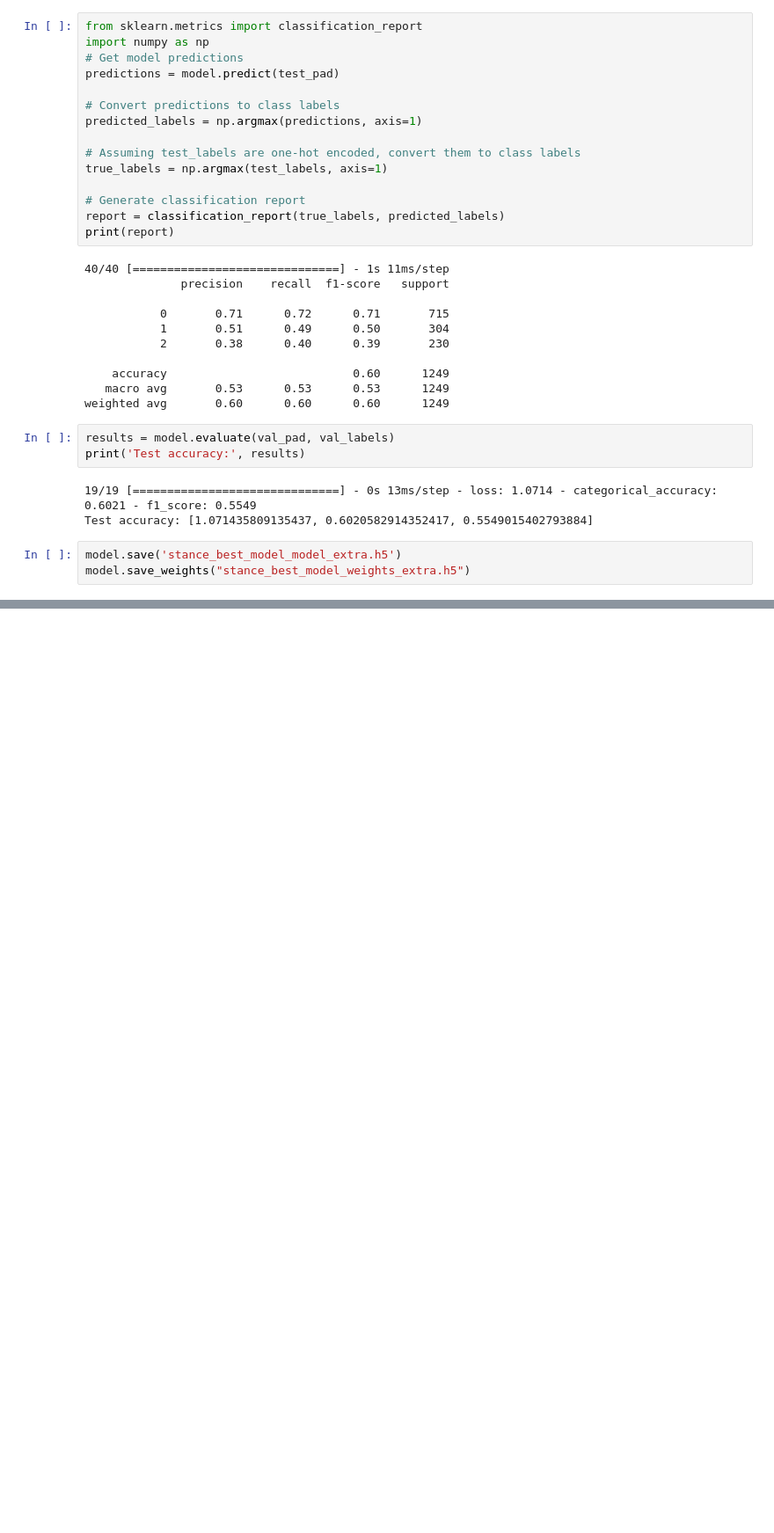
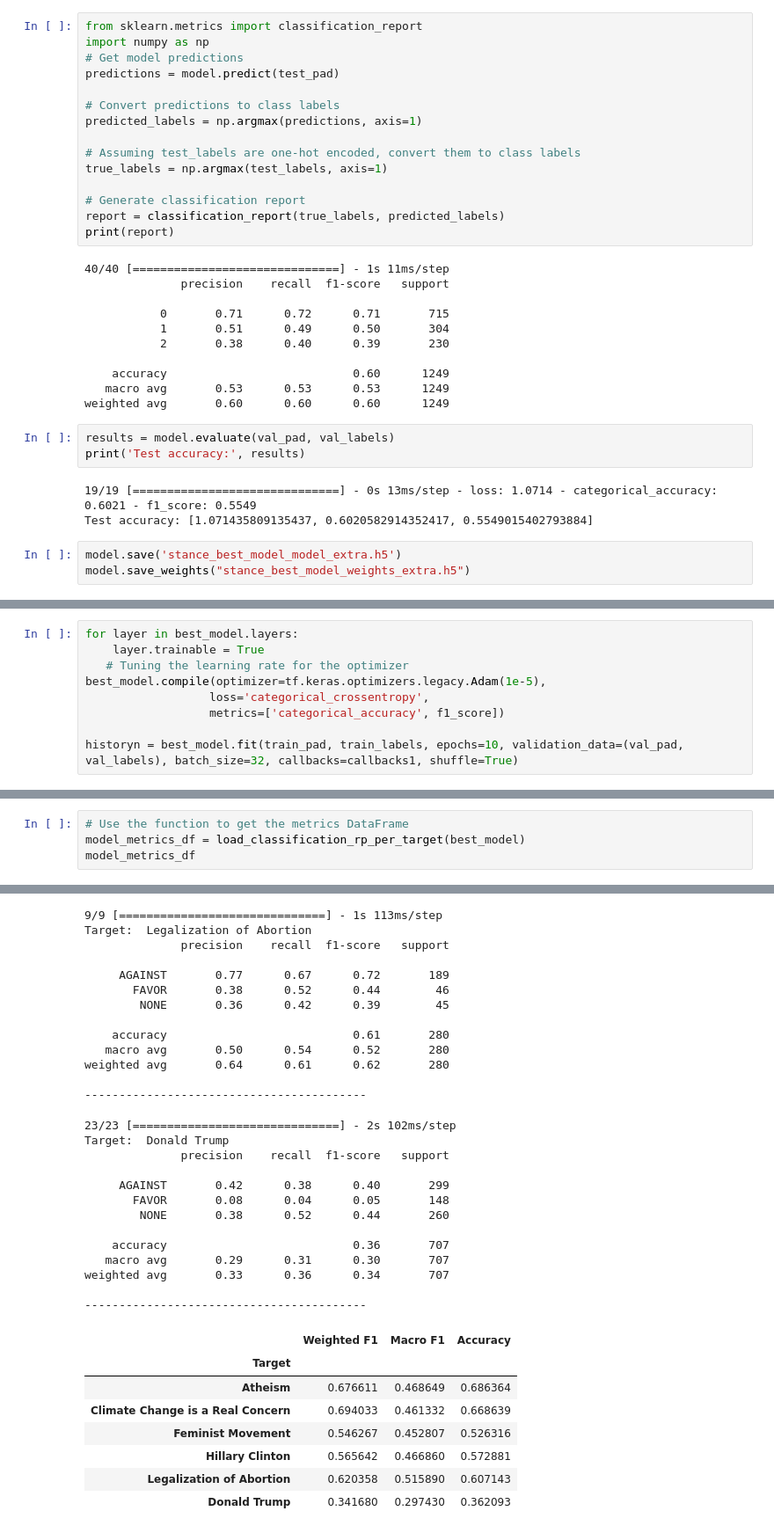
Before and after one commit to baopham2611/deep_learning_a2, a Jupyter notebook: Glove_RNN_Modelling.ipynb, the cells around one changed output, grey strips where cells are left out. Shown at 88% size. Cells and saved outputs as stored; diff of their text form; blank space fills up the shorter version.

```diff
--- a/Glove_RNN_Modelling.ipynb
+++ b/Glove_RNN_Modelling.ipynb
@@ -473,0 +669,9 @@ model.save_weights("stance_best_model_weights_extra.h5")
+# %%
+for layer in best_model.layers:
+    layer.trainable = True
+   # Tuning the learning rate for the optimizer
+best_model.compile(optimizer=tf.keras.optimizers.legacy.Adam(1e-5),
+                  loss='categorical_crossentropy',
+                  metrics=['categorical_accuracy', f1_score])
+
+historyn = best_model.fit(train_pad, train_labels, epochs=10, validation_data=(val_pad, val_labels), batch_size=32, callbacks=callbacks1, shuffle=True)
@@ -473,0 +724,5 @@ model.save_weights("stance_best_model_weights_extra.h5")
+# %%
+# Use the function to get the metrics DataFrame
+model_metrics_df = load_classification_rp_per_target(best_model)
+model_metrics_df
+# %% [output]
@@ -473,0 +781,34 @@ model.save_weights("stance_best_model_weights_extra.h5")
+9/9 [==============================] - 1s 113ms/step
+Target:  Legalization of Abortion
+              precision    recall  f1-score   support
+
+     AGAINST       0.77      0.67      0.72       189
+       FAVOR       0.38      0.52      0.44        46
+        NONE       0.36      0.42      0.39        45
+
+    accuracy                           0.61       280
+   macro avg       0.50      0.54      0.52       280
+weighted avg       0.64      0.61      0.62       280
+
+-----------------------------------------
+23/23 [==============================] - 2s 102ms/step
+Target:  Donald Trump
+              precision    recall  f1-score   support
+
+     AGAINST       0.42      0.38      0.40       299
+       FAVOR       0.08      0.04      0.05       148
+        NONE       0.38      0.52      0.44       260
+
+    accuracy                           0.36       707
+   macro avg       0.29      0.31      0.30       707
+weighted avg       0.33      0.36      0.34       707
+
+-----------------------------------------
+|  | Weighted F1 | Macro F1 | Accuracy |
+| Target |  |  |  |
+| Atheism | 0.676611 | 0.468649 | 0.686364 |
+| Climate Change is a Real Concern | 0.694033 | 0.461332 | 0.668639 |
+| Feminist Movement | 0.546267 | 0.452807 | 0.526316 |
+| Hillary Clinton | 0.565642 | 0.466860 | 0.572881 |
+| Legalization of Abortion | 0.620358 | 0.515890 | 0.607143 |
+| Donald Trump | 0.341680 | 0.297430 | 0.362093 |
```
Also changed, not shown: parts of 13 cells of this notebook, 2 other files.
